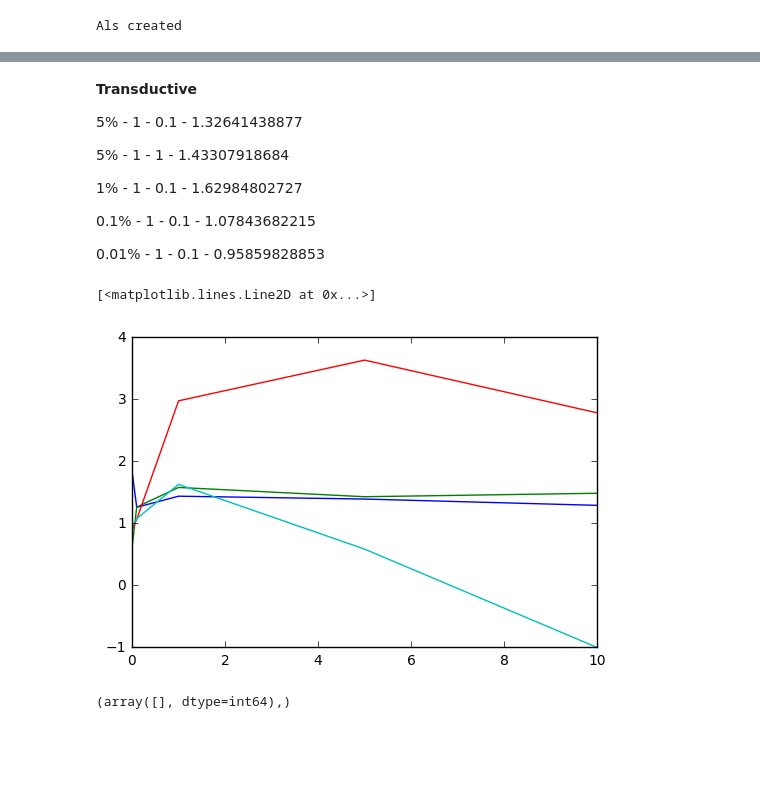
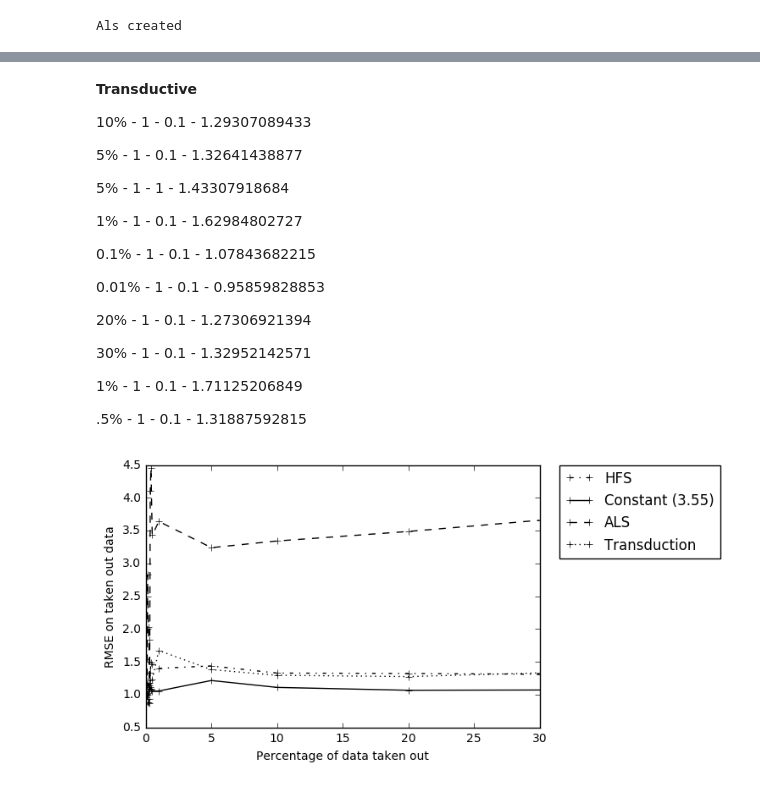
Before and after one commit to marcsans/cf-cold-start, a Jupyter notebook: src/courbes.ipynb, the cells around one changed output, grey strips where cells are left out. Saved outputs shown, nothing was run; the diff lists cells and outputs as text; code cells hidden in the pictures; blank space fills up the shorter version.

```diff
--- a/src/courbes.ipynb
+++ b/src/courbes.ipynb
@@ -76,7 +76,7 @@ print(P)
  [ True False False ..., False False False]
  [ True False False ..., False False False]]
 # %%
-to_keep = 99.99/100
+to_keep = 99.85/100
 
 iss, js = np.where(R > 0.1)
 n_ratings = len(js)
@@ -202,5 +210,14 @@ RMSEtrans = np.array([-1,-1, 1.32641438877, 1.43307918684, 1.62984802727, 1.0784
+# %%
+enleves = np.array([10, 30, 5, 5, 1, 0.1, 0.01, 20, 1, 0.5, 0.5, 0.1, 0.2, 0.01, 0.05, 0.3, 0.4, 0.25, 0.15, 0.35])
+RMSEhfs = np.array([1.32674374885, 1.30905728547, 1.44788836719, 1.4249715405, 1.43950610356,1.26059863196, 1.78376517003, 1.3206959484, 1.35854861733, 1.39001285193, 1.52719852323, 1.06357327853, 1.08529290817, 1.28805702866, 1.23867418052,
+1.1801936887, 1.48496202627, 1.13833946302, 1.15589476823, 1.33119486631]) #HFS
+RMSErand = np.array([1.10827678053, 1.06910116524, 1.21354273217, 1.21354273217, 1.05455697314, 0.998278220708, 1.16881836212, 1.06500160262, 1.05455697314, 1.05057013321, 1.05057013321, 0.998278220708, 1.02676253025, 1.16881836212, 1.08760845752, 1.09035716054, 1.0698806655, 1.08158711036, 0.929207809006, 1.11193665912]) #Constant
+RMSEals = np.array([3.34103109698, 3.6567784054, 3.11900504497, 3.36009286288, 2.97774025308,1.06654905746, 0.91409271283, 3.48617106862, 4.30114920462, 3.04552449344, 3.81279272213, 0.915592088969, 2.02556708006, 0.80595040701, 0.957383505365, 1.08584093858, 4.44853531724, 1.83389908845, 2.82346349481, 4.11149823383]) #ALS
+RMSEtrans = np.array([1.29307089433,1.32952142571, 1.32641438877, 1.43307918684, 1.62984802727, 1.07843682215, 0.95859828853, 1.27306921394, 1.71125206849, 1.31887592815, 1.14583621658, 0.947932371713, 0.878965723091, 1.1518595346,0.994812640054, 0.930838724808, 1.08594083348, 0.864330876328, 0.886734080467, 1.21227852531]) #Transductive
 # %% [markdown]
 <b>Transductive</b>
+
+10% - 1 - 0.1 - 1.29307089433
 
 5% - 1 - 0.1 - 1.32641438877
 
@@ -211,15 +228,24 @@ RMSEtrans = np.array([-1,-1, 1.32641438877, 1.43307918684, 1.62984802727, 1.0784
 0.1% - 1 - 0.1   - 1.07843682215
 
 0.01% - 1 - 0.1   - 0.95859828853
+
+20% - 1 - 0.1 - 1.27306921394
+
+30% - 1 - 0.1 - 1.32952142571
+
+1% - 1 - 0.1 - 1.71125206849
+
+.5% - 1 - 0.1 - 1.31887592815
 # %%
-plt.plot(np.unique(enleves), [np.mean(RMSEhfs[np.where(enleves == i)]) for i in np.unique(enleves)])
-plt.plot(np.unique(enleves), [np.mean(RMSErand[np.where(enleves == i)]) for i in np.unique(enleves)])
-plt.plot(np.unique(enleves), [np.mean(RMSEals[np.where(enleves == i)]) for i in np.unique(enleves)])
-plt.plot(np.unique(enleves), [np.mean(RMSEtrans[np.where(enleves == i)]) for i in np.unique(enleves)])
+plt.plot(np.unique(enleves), [np.mean(RMSEhfs[np.where(enleves == i)]) for i in np.unique(enleves)], "k-.+", label = "HFS")
+plt.plot(np.unique(enleves), [np.mean(RMSErand[np.where(enleves == i)]) for i in np.unique(enleves)], "k-+", label = "Constant (3.55)")
+plt.plot(np.unique(enleves), [np.mean(RMSEals[np.where(enleves == i)]) for i in np.unique(enleves)], "k--+", label = "ALS")
+plt.plot(np.unique(enleves), [np.mean(RMSEtrans[np.where(enleves == i)]) for i in np.unique(enleves)], "k:+", label = "Transduction")
+
+plt.xlabel("Percentage of data taken out")
+plt.ylabel("RMSE on taken out data")
+
+plt.legend(bbox_to_anchor=(1.05, 1), loc=2, borderaxespad=0.)
+plt.show()
 # %% [output]
-[<matplotlib.lines.Line2D at 0x...>]
-[figure, old version]
+[figure, new version]
-# %%
-np.where(enleves == 0.01)
-# %% [output]
-(array([], dtype=int64),)
```
Also changed, not shown: parts of 10 cells of this notebook, 3 other files.
